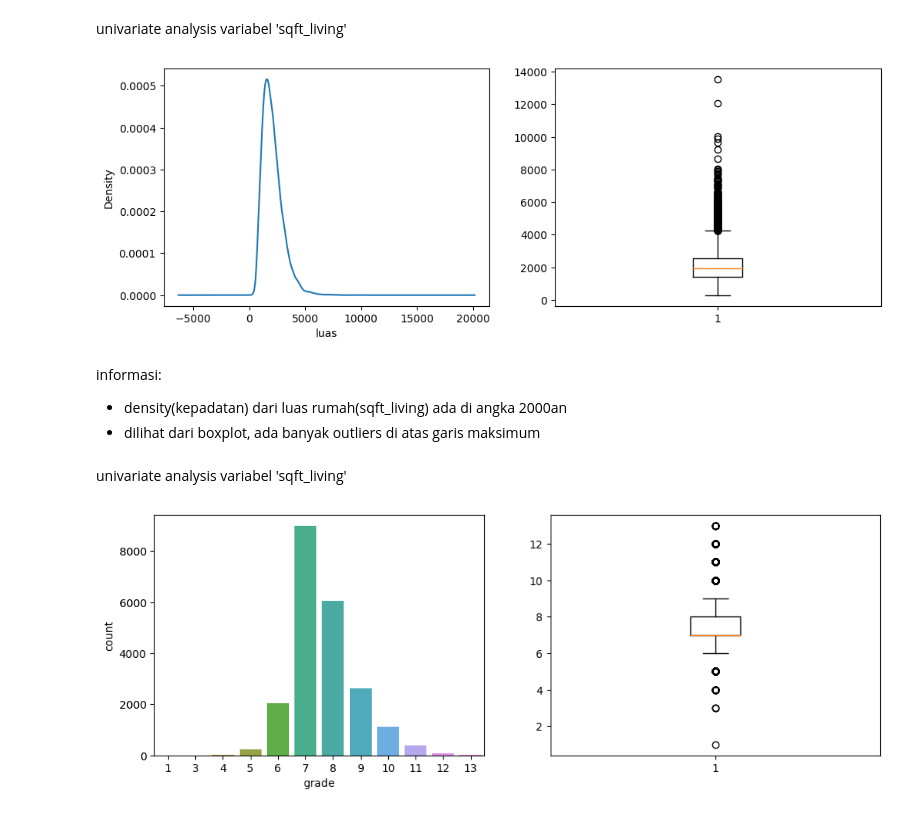
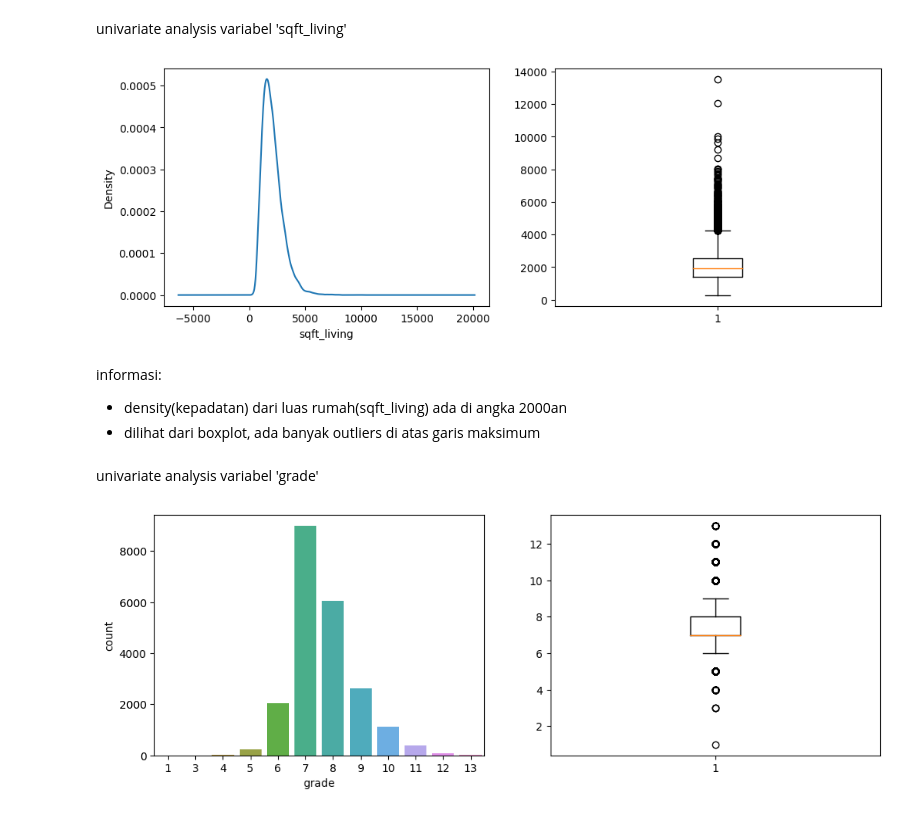
Before and after one commit to GilangAgungS/house-prediction-fix1, a Jupyter notebook: latian_PrediksiHargaRumah (1) lama.ipynb, the cells around one changed output. Drawn from its saved outputs; the diff is of its cells as text; code cells hidden in the pictures.

```diff
--- a/latian_PrediksiHargaRumah (1) lama.ipynb
+++ b/latian_PrediksiHargaRumah (1) lama.ipynb
@@ -333,24 +345,23 @@ univariate analysis variabel 'sqft_living'
 # %%
 #univariate analysis variabel 'sqft_living'
 f = plt.figure(figsize=(12,4))
 
 # add_subplot(baris, kolom, posisi)
 f.add_subplot(1,2,1)
 dataFrame['sqft_living'].plot(kind='kde')
-plt.xlabel('luas')
+plt.xlabel('sqft_living')
 
 f.add_subplot(1,2,2)
-#membuat boxplot untuk variabel 'sqft_living'
 plt.boxplot(dataFrame['sqft_living'])
 plt.show()
 # %% [output]
-[figure, old version]
+[figure, new version]
 # %% [markdown]
 informasi:
 - density(kepadatan) dari luas rumah(sqft_living) ada di angka 2000an
 - dilihat dari boxplot, ada banyak outliers di atas garis maksimum
 # %% [markdown]
-univariate analysis variabel 'sqft_living'
+univariate analysis variabel 'grade'
 # %%
 # #univariate analysis variabel 'grade'
 f = plt.figure(figsize=(12,4))
```
Also changed, not shown: parts of 26 cells of this notebook.
